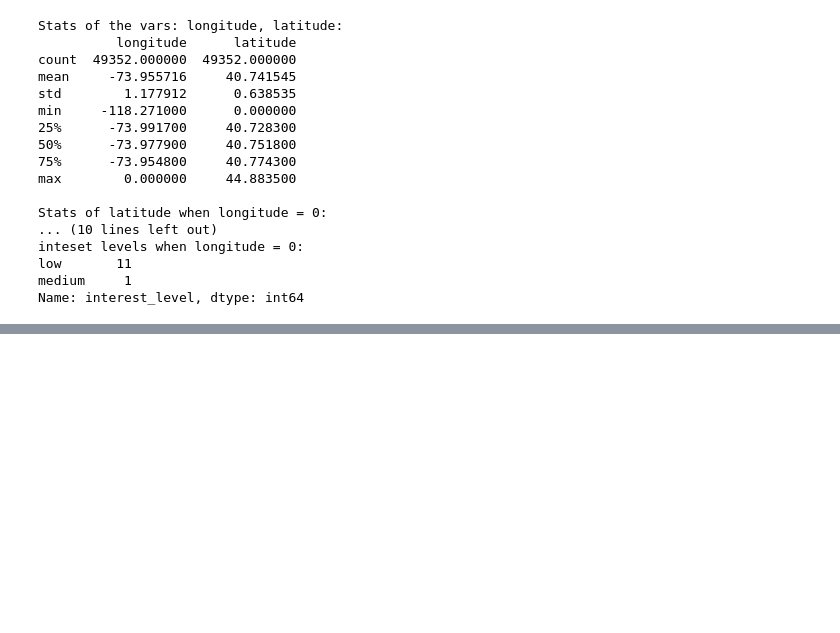
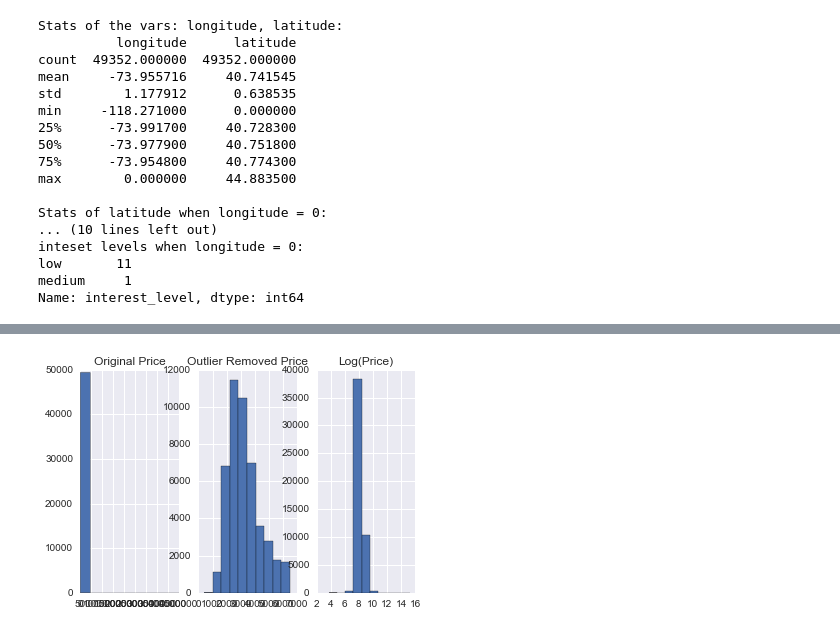
Before and after one commit to al825/Reatal_List_Classification, a Jupyter notebook: rental_list_classification.ipynb, the cells around one changed output, grey strips where cells are left out. Cells and saved outputs as stored; diff of their text form; code cells hidden in the pictures; blank space fills up the shorter version.

Commit message:
Explore the var: price

```diff
--- a/rental_list_classification.ipynb
+++ b/rental_list_classification.ipynb
@@ -161,0 +187,15 @@ print(g2)
+# %%
+# use the Tukey Method to identify potential outliers in price
+def turkey_outlier(data, var, alpha, outlier=True):
+    q1 = np.percentile(data[var], 25)
+    q3 = np.percentile(data[var], 75)
+    if outlier:
+        return data[(data[var] < (q1-alpha*(q3-q1)))], data[(data[var] > q3+alpha*(q3-q1))]
+    else:
+        return data[(data[var] >= (q1-alpha*(q3-q1))) & (data[var] <= q3+alpha*(q3-q1))]
+price_lowoutliers, price_highoutliers = turkey_outlier(train_set, 'price', 1.5, True) # 2788 potential outliers
+price_noout = turkey_outlier(train_set, 'price', 1.5, False)
+print('There are {} low outliers and {} high outliers'.format(len(price_lowoutliers), len(price_highoutliers)))
+
+print(price_lowoutliers['interest_level'].value_counts())
+print(price_highoutliers['interest_level'].value_counts())
@@ -161,0 +210,14 @@ print(g2)
+# %%
+# hist of original price, outlier removed price and log(price)
+ax = plt.subplot(1, 3, 1)
+train_set['price'].hist()
+ax.set(title='Original Price')
+ax = plt.subplot(1, 3, 2)
+price_noout['price'].hist()
+ax.set(title='Outlier Removed Price')
+ax = plt.subplot(1, 3, 3)
+np.log(train_set['price']).hist()
+ax.set(title='Log(Price)')
+plt.show()
+# %% [output]
+[figure, added]
```
Also changed, not shown: parts of 5 cells of this notebook.
